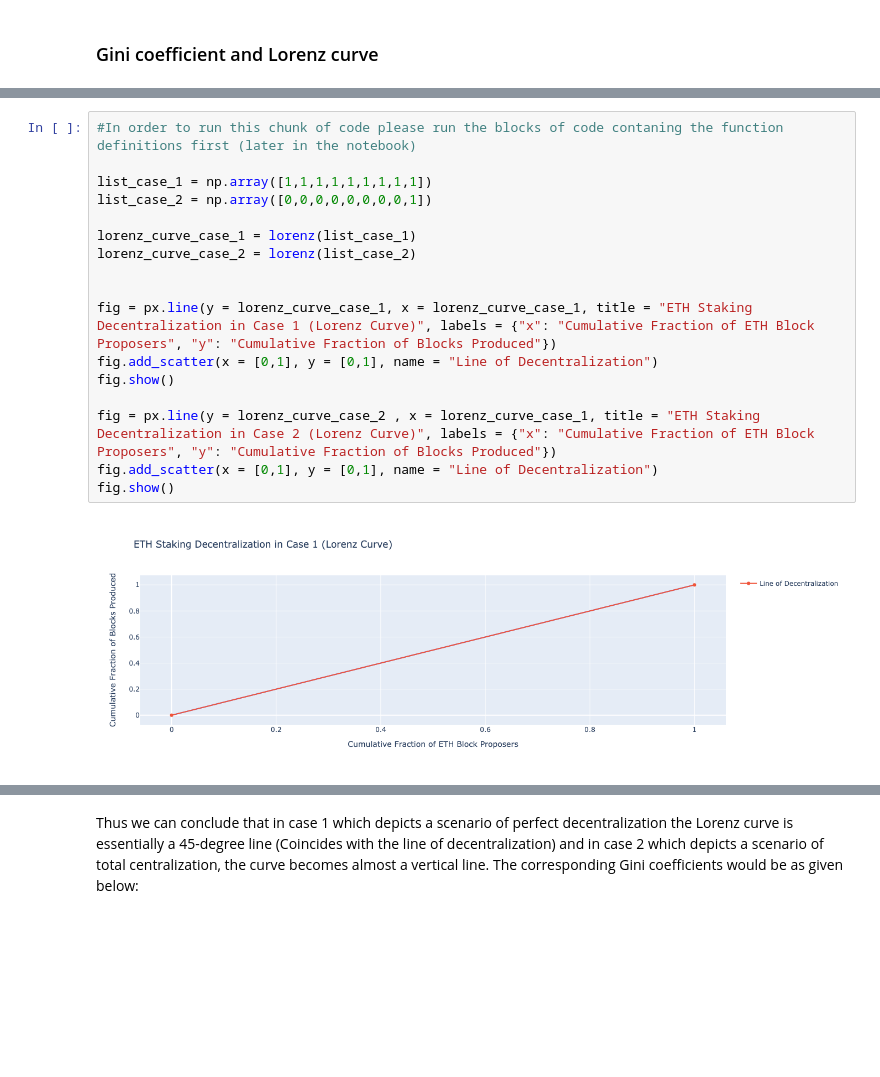
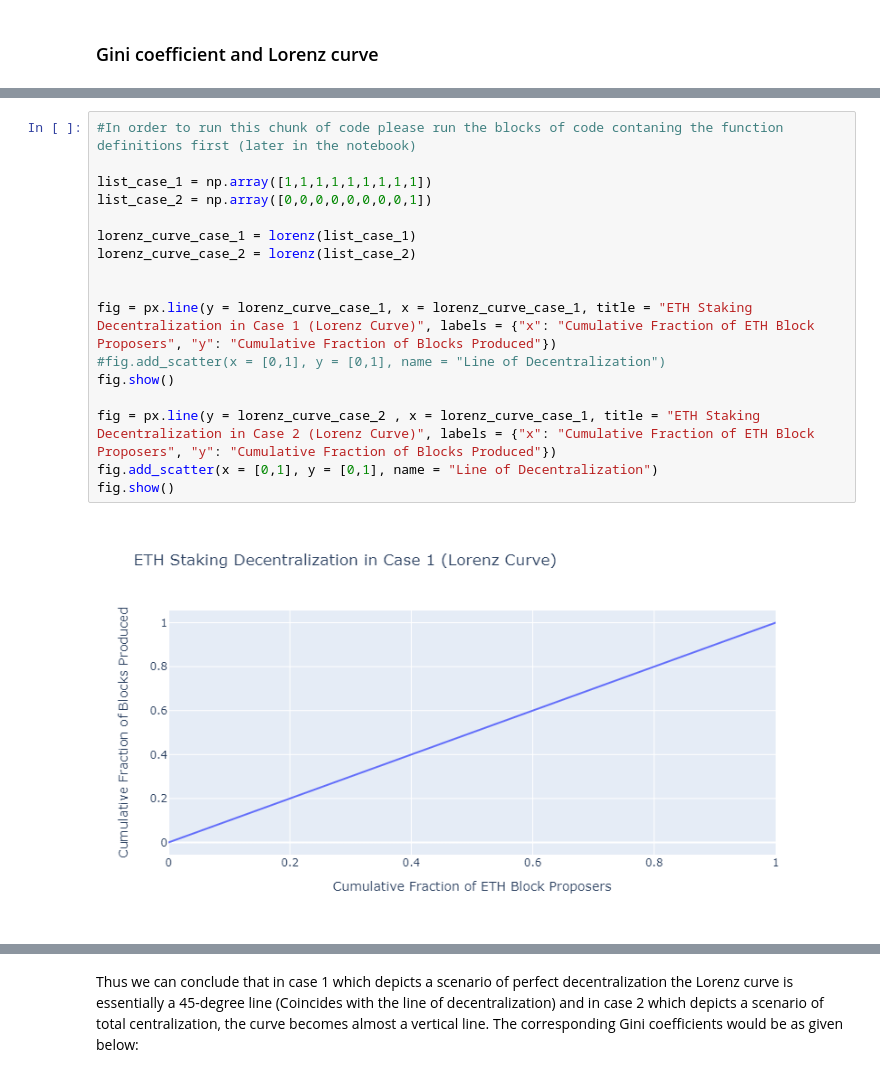
Before and after one commit to SHSR2001/beacondigest, a Jupyter notebook: notebooks/2021/07/19/measuring_decentralization.ipynb, the cells around one changed output, grey strips where cells are left out. Drawn from its saved outputs; the diff is of its cells as text; blank space fills up the shorter version.

```diff
--- a/notebooks/2021/07/19/measuring_decentralization.ipynb
+++ b/notebooks/2021/07/19/measuring_decentralization.ipynb
@@ -115,19 +119,19 @@ The Lorenz curve for these two situations would look something like this:
 # %%
 #In order to run this chunk of code please run the blocks of code contaning the function definitions first (later in the notebook)
 
 list_case_1 = np.array([1,1,1,1,1,1,1,1,1])
 list_case_2 = np.array([0,0,0,0,0,0,0,0,1])
 
 lorenz_curve_case_1 = lorenz(list_case_1)
 lorenz_curve_case_2 = lorenz(list_case_2)
 
 
 fig = px.line(y = lorenz_curve_case_1, x = lorenz_curve_case_1, title = "ETH Staking Decentralization in Case 1 (Lorenz Curve)", labels = {"x": "Cumulative Fraction of ETH Block Proposers", "y": "Cumulative Fraction of Blocks Produced"})
-fig.add_scatter(x = [0,1], y = [0,1], name = "Line of Decentralization")
+#fig.add_scatter(x = [0,1], y = [0,1], name = "Line of Decentralization")
 fig.show()
 
 fig = px.line(y = lorenz_curve_case_2 , x = lorenz_curve_case_1, title = "ETH Staking Decentralization in Case 2 (Lorenz Curve)", labels = {"x": "Cumulative Fraction of ETH Block Proposers", "y": "Cumulative Fraction of Blocks Produced"})
 fig.add_scatter(x = [0,1], y = [0,1], name = "Line of Decentralization")
 fig.show()
 # %% [output]
-[figure, old version]
+[figure, new version]
```
Also changed, not shown: parts of 11 cells of this notebook, 1 other file.
